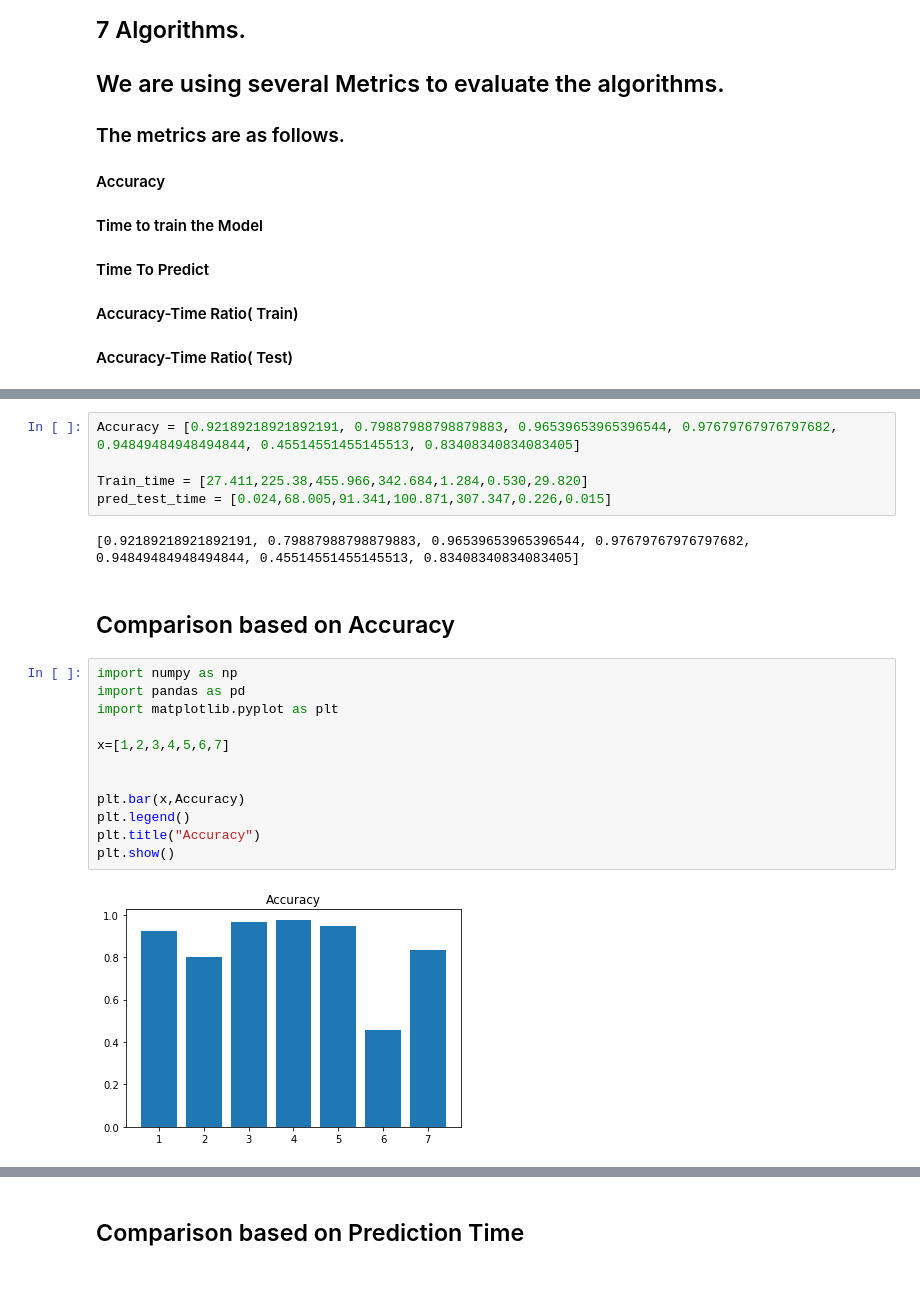
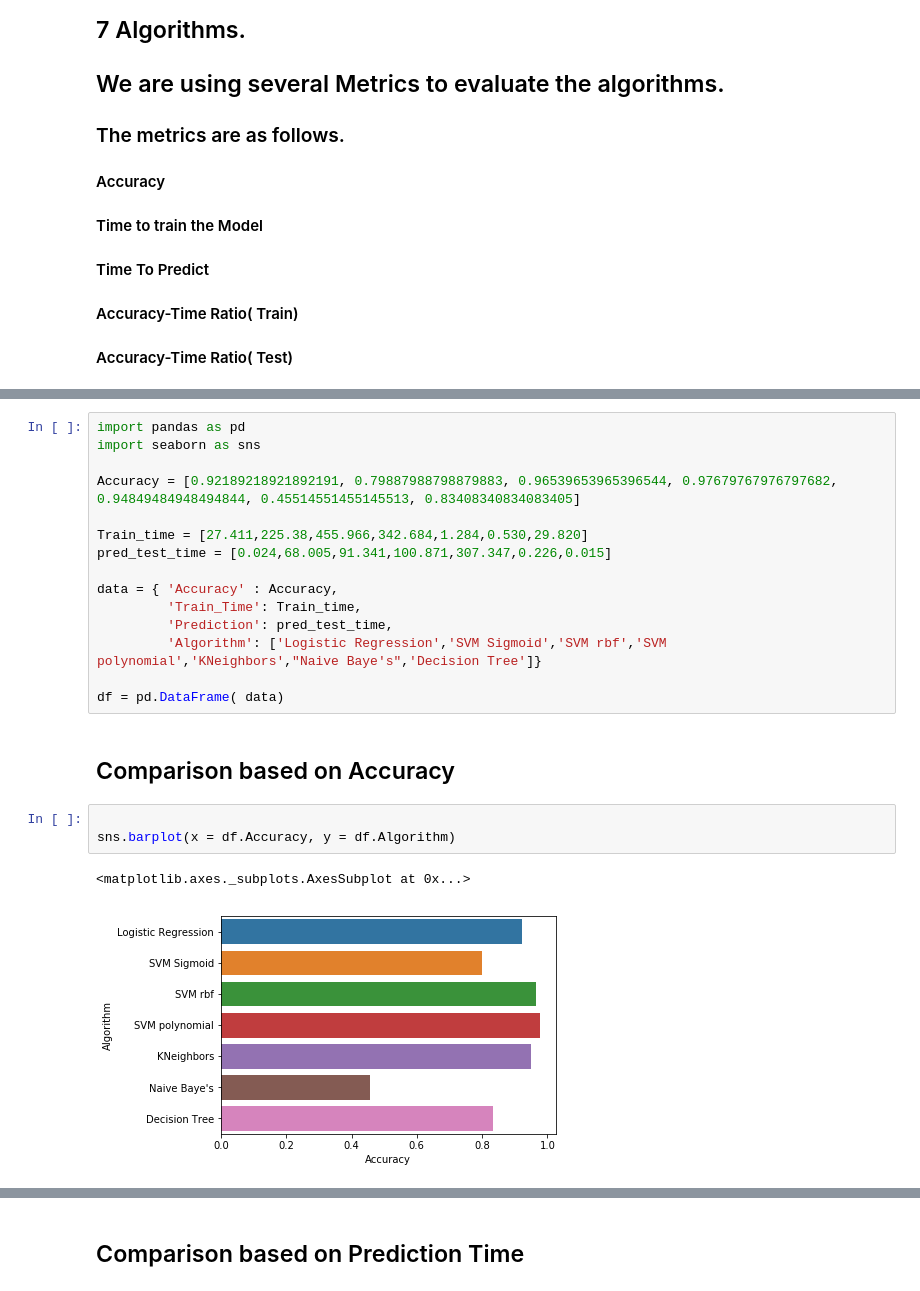
Before and after one commit to SharoonSaxena/Comparison-of-Machine-Learning-Algorithms-Over-an-Image-Classifier, a Jupyter notebook: Result.ipynb, the cells around one changed output, grey strips where cells are left out. Drawn from its saved outputs; the diff is of its cells as text.

```diff
--- a/Result.ipynb
+++ b/Result.ipynb
@@ -46,24 +18,24 @@
 # %%
+import pandas as pd
+import seaborn as sns
+
 Accuracy = [0.92189218921892191, 0.79887988798879883, 0.96539653965396544, 0.97679767976797682, 0.94849484948494844, 0.45514551455145513, 0.83408340834083405]
 
 Train_time = [27.411,225.38,455.966,342.684,1.284,0.530,29.820]
 pred_test_time = [0.024,68.005,91.341,100.871,307.347,0.226,0.015]
+
+data = { 'Accuracy' : Accuracy,
+         'Train_Time': Train_time,
+         'Prediction': pred_test_time,
+         'Algorithm': ['Logistic Regression','SVM Sigmoid','SVM rbf','SVM polynomial','KNeighbors',"Naive Baye's",'Decision Tree']}
+
+df = pd.DataFrame( data)
-# %% [output]
-[0.92189218921892191, 0.79887988798879883, 0.96539653965396544, 0.97679767976797682, 0.94849484948494844, 0.45514551455145513, 0.83408340834083405]
 # %% [markdown]
 ## Comparison based on Accuracy
-# %%
-import numpy as np
-import pandas as pd
-import matplotlib.pyplot as plt
-
-x=[1,2,3,4,5,6,7]
-
-
-plt.bar(x,Accuracy)
-plt.legend()
-plt.title("Accuracy")
-plt.show()
-# %% [output]
-[figure, removed]
+# %%
+
+sns.barplot(x = df.Accuracy, y = df.Algorithm)
+# %% [output]
+<matplotlib.axes._subplots.AxesSubplot at 0x...>
+[figure, added]
 # %% [markdown]
```
Also changed, not shown: parts of 7 cells of this notebook.
